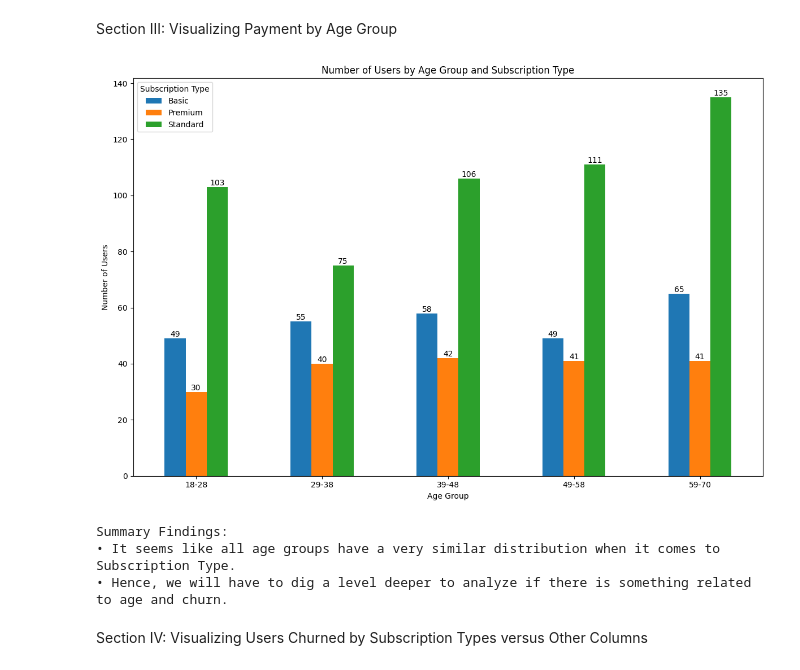
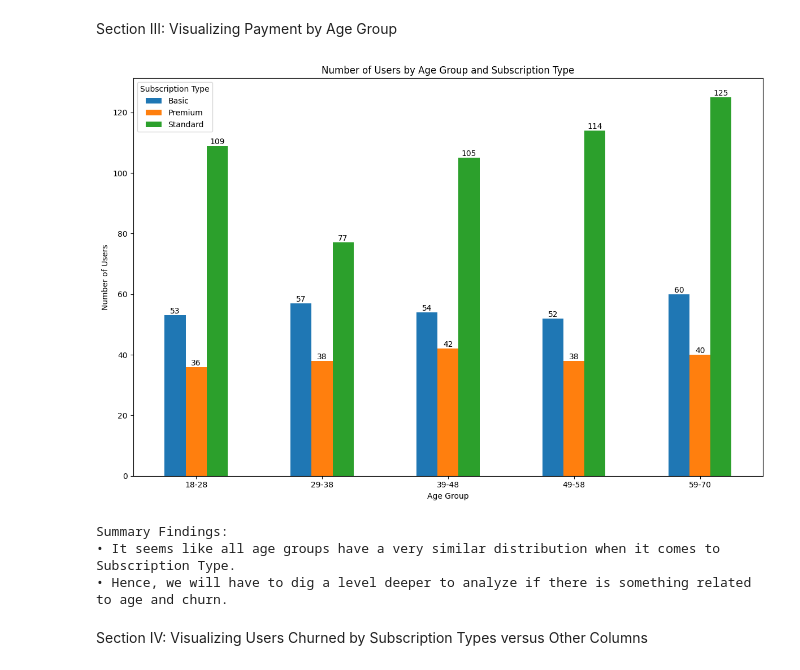
Before and after one commit to NumanESchulich/SchulichDataScience, a Jupyter notebook: Data Science I (MBAN 6110T)/Assignments/Assignment_I.ipynb, the cells around one changed output. Saved outputs shown, nothing was run; the diff lists cells and outputs as text; code cells hidden in the pictures.

```diff
--- a/Data Science I (MBAN 6110T)/Assignments/Assignment_I.ipynb
+++ b/Data Science I (MBAN 6110T)/Assignments/Assignment_I.ipynb
@@ -115,44 +115,47 @@ Summary Findings:
 # %% [markdown]
 Section III: Visualizing Payment by Age Group
 # %%
-# Define age bins and labels
-bins = [18, 28, 38, 48, 58, 71]
-labels = ['18-28', '29-38', '39-48', '49-58', '59-70']
+# Bin Age and add labels
+age_bins = [18, 29, 39, 49, 59, 71]
+age_labels = ['18-28', '29-38', '39-48', '49-58', '59-70']
 
 # Add an 'Age_Group' column to the dataset
-df['Age_Group'] = pd.cut(df['Age'], bins=bins, labels=labels, right=False)
+df['Age_Group'] = pd.cut(df['Age'], bins=age_bins, labels=age_labels, right=False)
+
+# Add the 'Churn Flag' column to the dataset
+df['Churn_Flag'] = np.where(df['Reason_for_Churn'].isnull(), 'No', 'Yes')
 
 # Group by Age_Group and Subscription_Type and count the number of users
 age_group_subscription = df.groupby(['Age_Group', 'Subscription_Type']).size().unstack(fill_value=0)
 
 # Remove rows with missing values in 'Age_Group'
 age_group_subscription = age_group_subscription.dropna()
 
 # Plot the data
 ax = age_group_subscription.plot(kind='bar', stacked=False, figsize=(12, 8))
 
 # Set plot labels and title
 ax.set_xlabel('Age Group')
 ax.set_ylabel('Number of Users')
 ax.set_title('Number of Users by Age Group and Subscription Type')
 ax.legend(title='Subscription Type')
 
 # Adding data labels
 for container in ax.containers:
     ax.bar_label(container)
 
 # Display the plot
 plt.xticks(rotation=0)
 plt.tight_layout()
 plt.show()
 
 # Manually written text of findings
 
 print(color.BOLD + color.DARKCYAN + color.UNDERLINE + 'Summary Findings:' + color.END + '\n' +
 '• It seems like all age groups have a very similar distribution when it comes to Subscription Type.' + '\n' +
 '• Hence, we will have to dig a level deeper to analyze if there is something related to age and churn.')
 # %% [output]
-[figure, old version]
+[figure, new version]
 Summary Findings:
 • It seems like all age groups have a very similar distribution when it comes to Subscription Type.
 • Hence, we will have to dig a level deeper to analyze if there is something related to age and churn.
```
Also changed, not shown: parts of 2 cells of this notebook.
